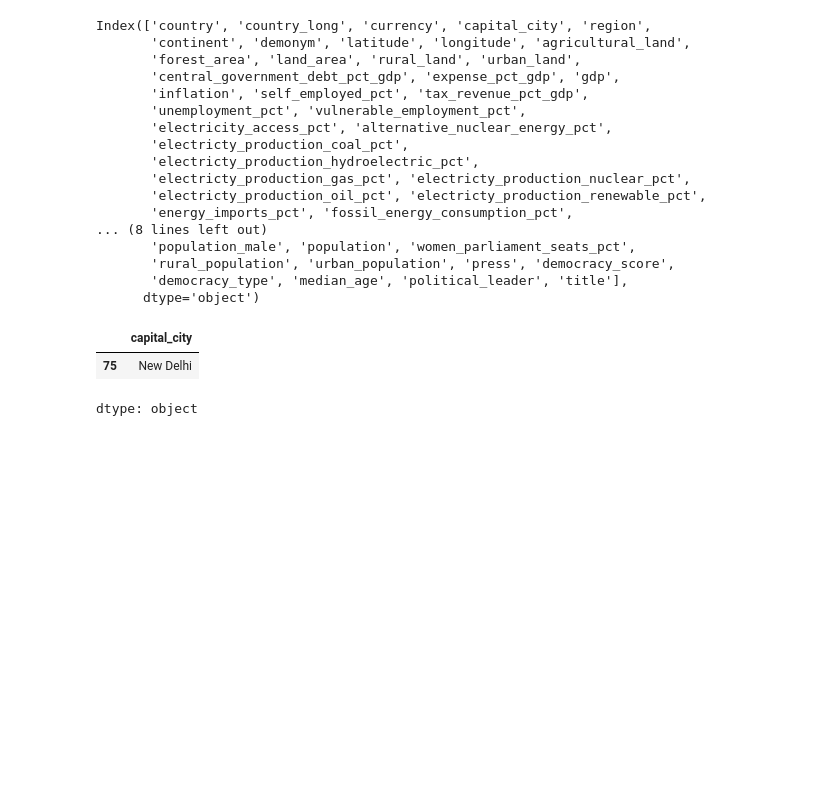
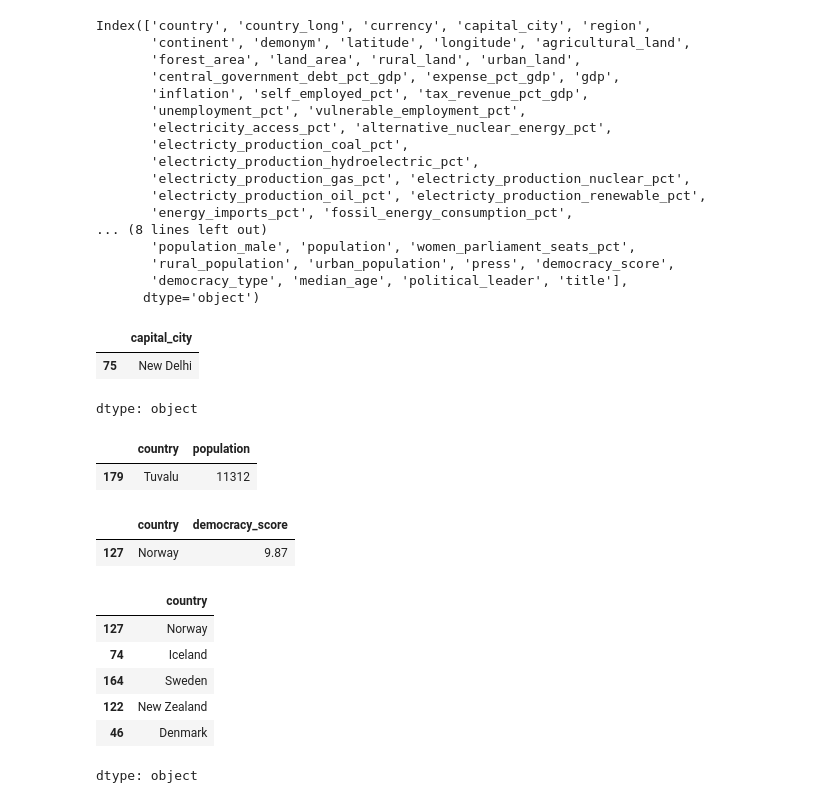
Before and after one commit to pranshulab/Data_science_journey, a Jupyter notebook: Pandas/Countries_DataExtractioin_Project.ipynb, the cells around one changed output. Drawn from its saved outputs; the diff is of its cells as text; code cells hidden in the pictures; blank space fills up the shorter version.

```diff
--- a/Pandas/Countries_DataExtractioin_Project.ipynb
+++ b/Pandas/Countries_DataExtractioin_Project.ipynb
@@ -115,3 +115,13 @@ df[df['population'] == df['population'].max()]['capital_city']
 |  | capital_city |
 | 75 | New Delhi |
 dtype: object
+# %%
+df[df['population'] == df['population'].min()][['country','population']]
+# %% [output]
+|  | country | population |
+| 179 | Tuvalu | 11312 |
+# %%
+df[df['democracy_score'] == df['democracy_score'].max()][['country','democracy_score']]
+# %% [output]
+|  | country | democracy_score |
+| 127 | Norway | 9.87 |
@@ -117,0 +130,10 @@ dtype: object
+# %%
+df['country'].head()
+# %% [output]
+|  | country |
+| 127 | Norway |
+| 74 | Iceland |
+| 164 | Sweden |
+| 122 | New Zealand |
+| 46 | Denmark |
+dtype: object
```
Also changed, not shown: parts of 5 cells of this notebook.
